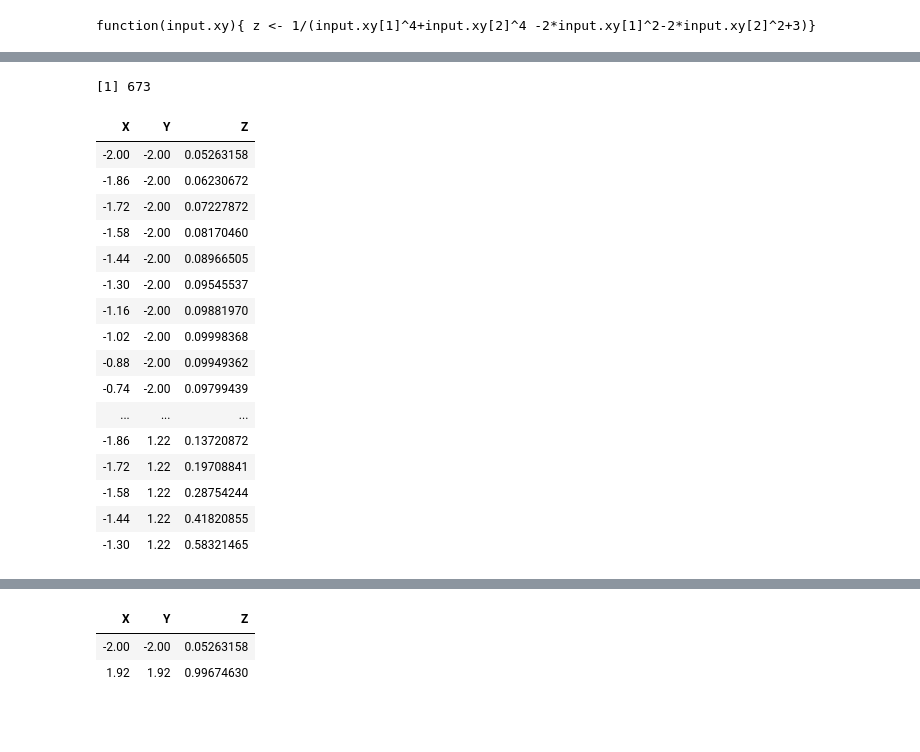
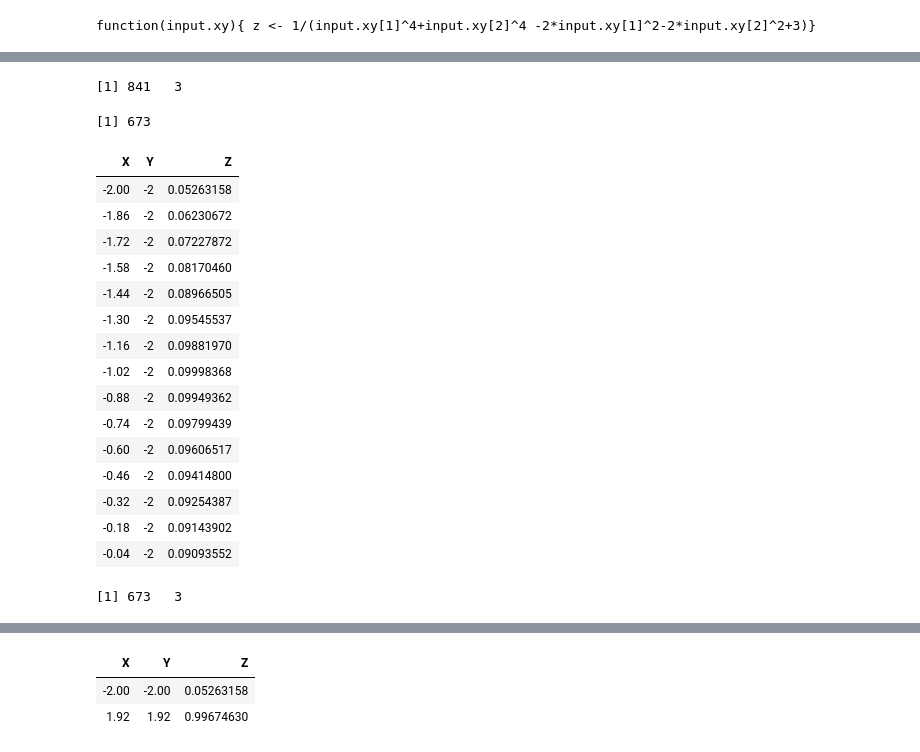
Before and after one commit to arnaldoljr/Redes-Neuro-Fuzzy, a Jupyter notebook: LearningFromDataFuzzy.ipynb, the cells around one changed output, grey strips where cells are left out. Drawn from its saved outputs; the diff is of its cells as text; code cells hidden in the pictures; blank space fills up the shorter version.

```diff
--- a/LearningFromDataFuzzy.ipynb
+++ b/LearningFromDataFuzzy.ipynb
@@ -115,3 +91,7 @@ data
+# %%
+dim(data)
+# %% [output]
+[1] 841   3
 # %%
 cut.indx <- round(0.8*nrow(data))
 # %%
@@ -122,23 +103,26 @@ cut.indx
 data.tra <- data[1:cut.indx,]
 # %%
-data.tra #treino
+head(data.tra,15) #treino
 # %% [output]
 | X | Y | Z |
-| -2.00 | -2.00 | 0.05263158 |
-| -1.86 | -2.00 | 0.06230672 |
-| -1.72 | -2.00 | 0.07227872 |
-| -1.58 | -2.00 | 0.08170460 |
-| -1.44 | -2.00 | 0.08966505 |
-| -1.30 | -2.00 | 0.09545537 |
-| -1.16 | -2.00 | 0.09881970 |
-| -1.02 | -2.00 | 0.09998368 |
-| -0.88 | -2.00 | 0.09949362 |
-| -0.74 | -2.00 | 0.09799439 |
-| ... | ... | ... |
-| -1.86 | 1.22 | 0.13720872 |
-| -1.72 | 1.22 | 0.19708841 |
-| -1.58 | 1.22 | 0.28754244 |
-| -1.44 | 1.22 | 0.41820855 |
-| -1.30 | 1.22 | 0.58321465 |
+| -2.00 | -2 | 0.05263158 |
+| -1.86 | -2 | 0.06230672 |
+| -1.72 | -2 | 0.07227872 |
+| -1.58 | -2 | 0.08170460 |
+| -1.44 | -2 | 0.08966505 |
+| -1.30 | -2 | 0.09545537 |
+| -1.16 | -2 | 0.09881970 |
+| -1.02 | -2 | 0.09998368 |
+| -0.88 | -2 | 0.09949362 |
+| -0.74 | -2 | 0.09799439 |
+| -0.60 | -2 | 0.09606517 |
+| -0.46 | -2 | 0.09414800 |
+| -0.32 | -2 | 0.09254387 |
+| -0.18 | -2 | 0.09143902 |
+| -0.04 | -2 | 0.09093552 |
+# %%
+dim(data.tra)
+# %% [output]
+[1] 673   3
 # %%
 data.tst <- data[(cut.indx+1):nrow(data),1:2]#dados para teste
```
Also changed, not shown: parts of 41 cells of this notebook.
